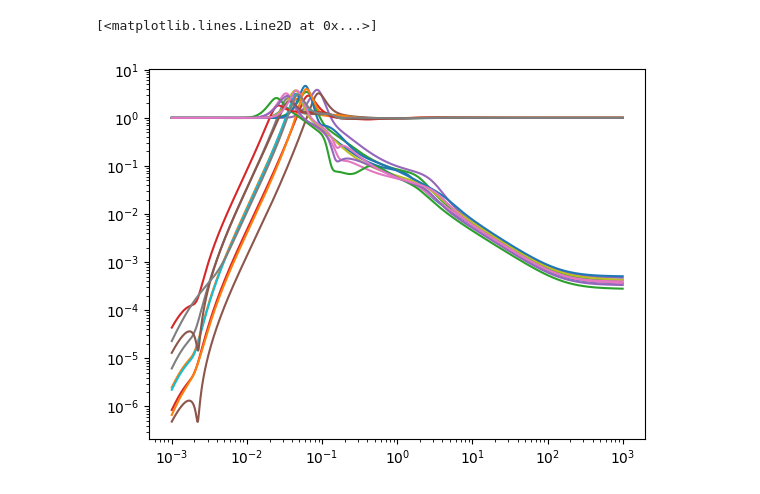
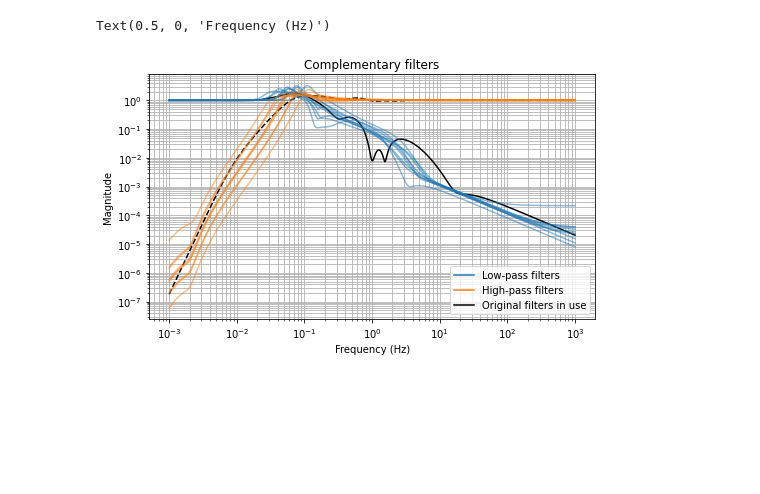
Before and after one commit to terrencetec/seibot, a Jupyter notebook: notebook/optimize_complementary_filters.ipynb, the cells around one changed output. Cells and saved outputs as stored; diff of their text form; code cells hidden in the pictures; blank space fills up the shorter version.

```diff
--- a/notebook/optimize_complementary_filters.ipynb
+++ b/notebook/optimize_complementary_filters.ipynb
@@ -126,6 +152,16 @@ comp_high_high.weight1 = 1/gs13_high
 comp_high_high.weight2 = 1/rel_sc_high_high
 comp_high_high.h2synthesis()
 h1_high_high, h2_high_high = comp_high_high.hinfsynthesis()
+# %%
+# Clean up, Kill all high f zeros and poles
+h2_low_low = kontrol.TransferFunction(h2_low_low.num[0][0][0:-1], h2_low_low.den[0][0][0:-1])
+# h2_low_low_ = h2_low_low_*s
+# %%
+h2_low_mid = kontrol.TransferFunction(h2_low_mid.num[0][0][1:], h2_low_mid.den[0][0][1:])
+# %%
+h2_mid_mid = kontrol.TransferFunction(h2_mid_mid.num[0][0][1:], h2_mid_mid.den[0][0][1:])
+# %%
+h2_high_low = kontrol.TransferFunction(h2_high_low.num[0][0][1:], h2_high_low.den[0][0][1:])
 # %%
 wc = 0.002*2*np.pi  # 0.002 Hz
 order = 4
@@ -177,33 +218,49 @@ h1_prefilt_high_high = 1 - h2_prefilt_high_high
 h2_prefilt_high_high = kontrol.TransferFunction(h2_prefilt_high_high)
 h1_prefilt_high_high = kontrol.TransferFunction(h1_prefilt_high_high)
 # %%
-plt.loglog(f, abs(h1_prefilt_low_low(1j*2*np.pi*f)))
-plt.loglog(f, abs(h2_prefilt_low_low(1j*2*np.pi*f)))
+plt.figure(figsize=(8, 4.5))
+plt.title("Complementary filters")
 
-plt.loglog(f, abs(h1_prefilt_low_mid(1j*2*np.pi*f)))
-plt.loglog(f, abs(h2_prefilt_low_mid(1j*2*np.pi*f)))
 
-plt.loglog(f, abs(h1_prefilt_low_high(1j*2*np.pi*f)))
-plt.loglog(f, abs(h2_prefilt_low_high(1j*2*np.pi*f)))
+plt.loglog(f, abs(h1(1j*2*np.pi*f)), "k")
+plt.loglog(f, abs(h2(1j*2*np.pi*f)), "k--")
 
-plt.loglog(f, abs(h1_prefilt_mid_low(1j*2*np.pi*f)))
-plt.loglog(f, abs(h2_prefilt_mid_low(1j*2*np.pi*f)))
+plt.loglog(f, abs(h1_prefilt_low_low(1j*2*np.pi*f)), "C0", alpha=0.5)
+plt.loglog(f, abs(h2_prefilt_low_low(1j*2*np.pi*f)), "C1", alpha=0.5)
 
-plt.loglog(f, abs(h1_prefilt_mid_mid(1j*2*np.pi*f)))
-plt.loglog(f, abs(h2_prefilt_mid_mid(1j*2*np.pi*f)))
+plt.loglog(f, abs(h1_prefilt_low_mid(1j*2*np.pi*f)), "C0", alpha=0.5)
+plt.loglog(f, abs(h2_prefilt_low_mid(1j*2*np.pi*f)), "C1", alpha=0.5)
 
-plt.loglog(f, abs(h1_prefilt_mid_high(1j*2*np.pi*f)))
-plt.loglog(f, abs(h2_prefilt_mid_high(1j*2*np.pi*f)))
+plt.loglog(f, abs(h1_prefilt_low_high(1j*2*np.pi*f)), "C0", alpha=0.5)
+plt.loglog(f, abs(h2_prefilt_low_high(1j*2*np.pi*f)), "C1", alpha=0.5)
 
-plt.loglog(f, abs(h1_prefilt_high_low(1j*2*np.pi*f)))
-plt.loglog(f, abs(h2_prefilt_high_low(1j*2*np.pi*f)))
+plt.loglog(f, abs(h1_prefilt_mid_low(1j*2*np.pi*f)), "C0", alpha=0.5)
+plt.loglog(f, abs(h2_prefilt_mid_low(1j*2*np.pi*f)), "C1", alpha=0.5)
 
-plt.loglog(f, abs(h1_prefilt_high_mid(1j*2*np.pi*f)))
-plt.loglog(f, abs(h2_prefilt_high_mid(1j*2*np.pi*f)))
+plt.loglog(f, abs(h1_prefilt_mid_mid(1j*2*np.pi*f)), "C0", alpha=0.5)
+plt.loglog(f, abs(h2_prefilt_mid_mid(1j*2*np.pi*f)), "C1", alpha=0.5)
 
-plt.loglog(f, abs(h1_prefilt_high_high(1j*2*np.pi*f)))
-plt.loglog(f, abs(h2_prefilt_high_high(1j*2*np.pi*f)))
+plt.loglog(f, abs(h1_prefilt_mid_high(1j*2*np.pi*f)), "C0", alpha=0.5)
+plt.loglog(f, abs(h2_prefilt_mid_high(1j*2*np.pi*f)), "C1", alpha=0.5)
+
+plt.loglog(f, abs(h1_prefilt_high_low(1j*2*np.pi*f)), "C0", alpha=0.5)
+plt.loglog(f, abs(h2_prefilt_high_low(1j*2*np.pi*f)), "C1", alpha=0.5)
+
+plt.loglog(f, abs(h1_prefilt_high_mid(1j*2*np.pi*f)), "C0", alpha=0.5)
+plt.loglog(f, abs(h2_prefilt_high_mid(1j*2*np.pi*f)), "C1", alpha=0.5)
+
+plt.loglog(f, abs(h1_prefilt_high_high(1j*2*np.pi*f)), "C0", alpha=0.5)
+plt.loglog(f, abs(h2_prefilt_high_high(1j*2*np.pi*f)), "C1", alpha=0.5)
+
+plt.loglog([], [], "C0", label="Low-pass filters")
+plt.loglog([], [], "C1", label="High-pass filters")
+plt.loglog([], [], "k", label="Original filters in use")
+
+plt.legend(loc=0)
+plt.grid(which="both")
+plt.ylabel("Magnitude")
+plt.xlabel("Frequency (Hz)")
 # %% [output]
-[<matplotlib.lines.Line2D at 0x...>]
+Text(0.5, 0, 'Frequency (Hz)')
-[figure, old version]
+[figure, new version]
 # %%
```
Also changed, not shown: parts of 32 cells of this notebook, 41 other files.
